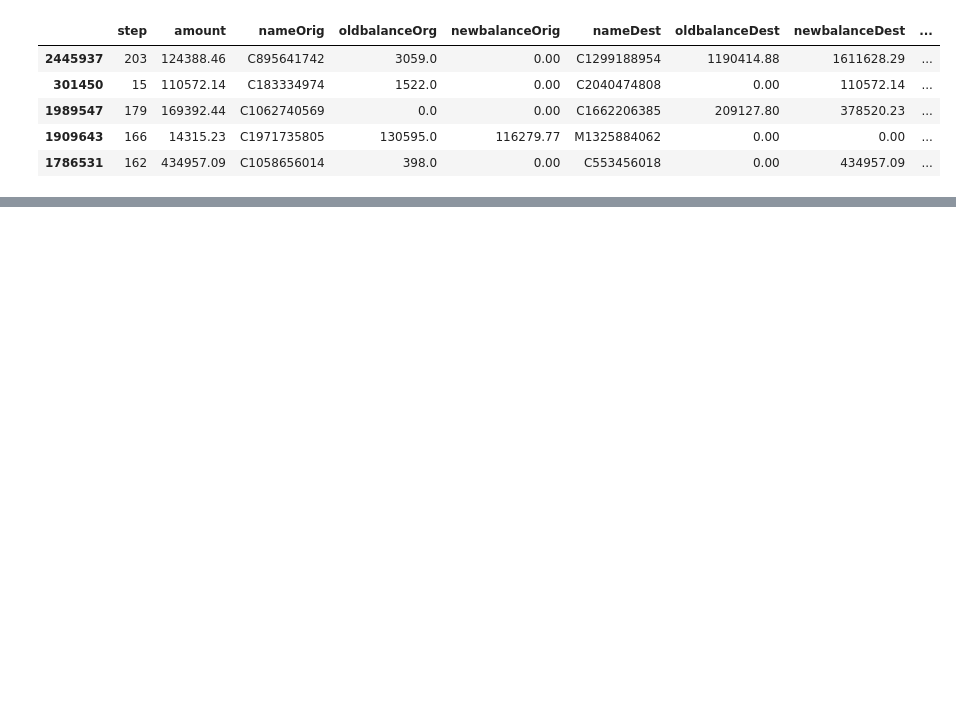
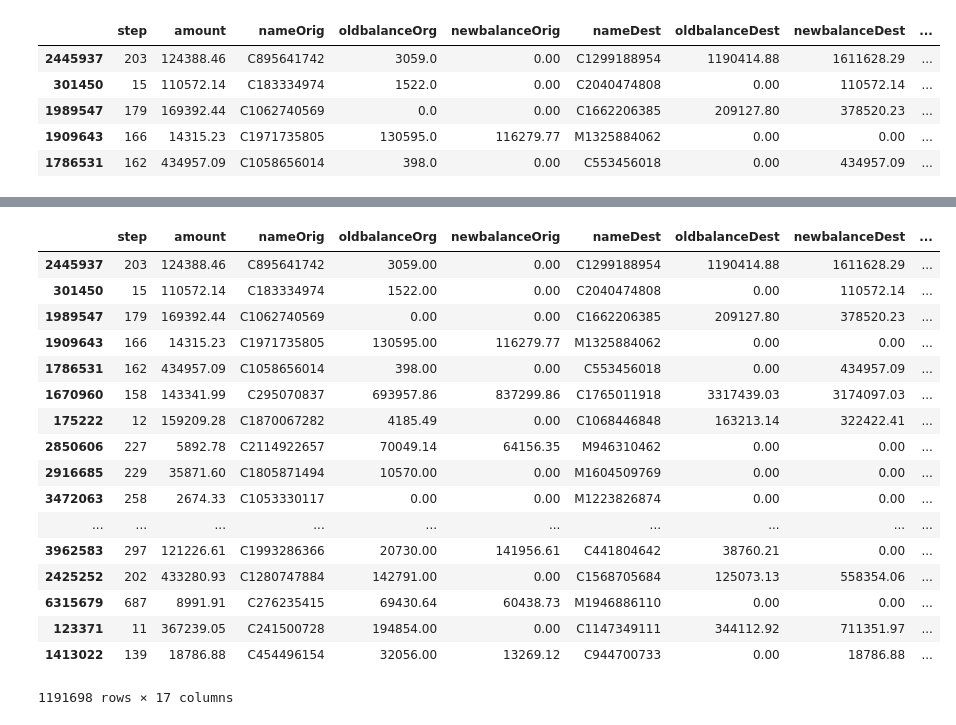
Before and after one commit to talasila/amazon-sagemaker-architecting-for-ml, a Jupyter notebook: vypin/ETL/data_prep_sreeni.ipynb, the cells around one changed output, grey strips where cells are left out. Saved outputs shown, nothing was run; the diff lists cells and outputs as text; code cells hidden in the pictures; blank space fills up the shorter version.

```diff
--- a/vypin/ETL/data_prep_sreeni.ipynb
+++ b/vypin/ETL/data_prep_sreeni.ipynb
@@ -274,0 +309,22 @@ for i in scores_bins:
+# %%
+temp_df = validation_data.loc[validation_data['score'] < 1]
+temp_df
+# %% [output]
+|  | step | amount | nameOrig | oldbalanceOrg | newbalanceOrig | nameDest | oldbalanceDest | newbalanceDest | ... |
+| 2445937 | 203 | 124388.46 | C895641742 | 3059.00 | 0.00 | C1299188954 | 1190414.88 | 1611628.29 | ... |
+| 301450 | 15 | 110572.14 | C183334974 | 1522.00 | 0.00 | C2040474808 | 0.00 | 110572.14 | ... |
+| 1989547 | 179 | 169392.44 | C1062740569 | 0.00 | 0.00 | C1662206385 | 209127.80 | 378520.23 | ... |
+| 1909643 | 166 | 14315.23 | C1971735805 | 130595.00 | 116279.77 | M1325884062 | 0.00 | 0.00 | ... |
+| 1786531 | 162 | 434957.09 | C1058656014 | 398.00 | 0.00 | C553456018 | 0.00 | 434957.09 | ... |
+| 1670960 | 158 | 143341.99 | C295070837 | 693957.86 | 837299.86 | C1765011918 | 3317439.03 | 3174097.03 | ... |
+| 175222 | 12 | 159209.28 | C1870067282 | 4185.49 | 0.00 | C1068446848 | 163213.14 | 322422.41 | ... |
+| 2850606 | 227 | 5892.78 | C2114922657 | 70049.14 | 64156.35 | M946310462 | 0.00 | 0.00 | ... |
+| 2916685 | 229 | 35871.60 | C1805871494 | 10570.00 | 0.00 | M1604509769 | 0.00 | 0.00 | ... |
+| 3472063 | 258 | 2674.33 | C1053330117 | 0.00 | 0.00 | M1223826874 | 0.00 | 0.00 | ... |
+| ... | ... | ... | ... | ... | ... | ... | ... | ... | ... |
+| 3962583 | 297 | 121226.61 | C1993286366 | 20730.00 | 141956.61 | C441804642 | 38760.21 | 0.00 | ... |
+| 2425252 | 202 | 433280.93 | C1280747884 | 142791.00 | 0.00 | C1568705684 | 125073.13 | 558354.06 | ... |
+| 6315679 | 687 | 8991.91 | C276235415 | 69430.64 | 60438.73 | M1946886110 | 0.00 | 0.00 | ... |
+| 123371 | 11 | 367239.05 | C241500728 | 194854.00 | 0.00 | C1147349111 | 344112.92 | 711351.97 | ... |
+| 1413022 | 139 | 18786.88 | C454496154 | 32056.00 | 13269.12 | C944700733 | 0.00 | 18786.88 | ... |
+1191698 rows × 17 columns
```
Also changed, not shown: parts of 9 cells of this notebook.
